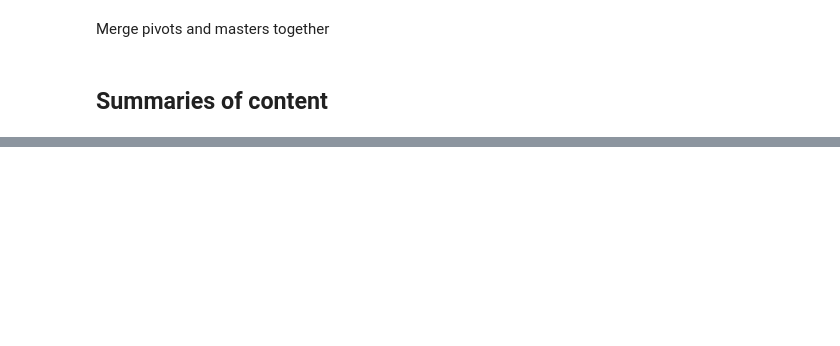
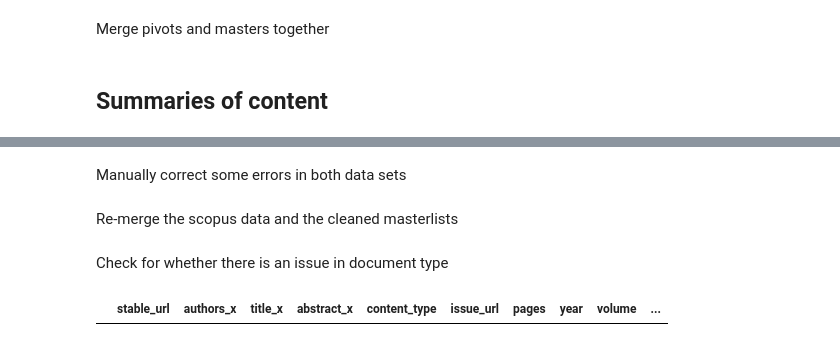
Before and after one commit to sjwu1235/Thesis, a Jupyter notebook: JPE cleaning.ipynb, the cells around one changed output, grey strips where cells are left out. Drawn from its saved outputs; the diff is of its cells as text; code cells hidden in the pictures; blank space fills up the shorter version.

```diff
--- a/JPE cleaning.ipynb
+++ b/JPE cleaning.ipynb
@@ -206,0 +135,5 @@ result.to_excel(saveas, index=False)
+# %%
+cleaned=pd.read_excel('C:\\Users\\sjwu1\\Journal_Data\\datadumps\\processed\\JPE_processed.xlsx')
+cleaned['volume']=cleaned['volume'].astype(str)
+scopus['pages']=scopus['pages'].str.strip()
+#print(scopus.shape)
@@ -206,0 +149,3 @@ result.to_excel(saveas, index=False)
+# %%
+Merged=pd.merge(cleaned, scopus, on=['year', 'issue','volume','pages'], how='left')
+pd.set_option('display.max_columns', None)
@@ -206,0 +203,18 @@ result.to_excel(saveas, index=False)
+# %% [markdown]
+Manually correct some errors in both data sets
+# %%
+cleaned.at[20, 'pages']=float('nan')
+cleaned.at[30, 'pages']=float('nan')
+cleaned.at[39, 'pages']=float('nan')
+cleaned.at[48, 'pages']=float('nan')
+scopus.at[633, 'title']='Erratum: The accident externality from driving'
+# %% [markdown]
+Re-merge the scopus data and the cleaned masterlists
+# %%
+Merged=pd.merge(cleaned, scopus, on=['year', 'issue','volume','pages'], how='left')
+# %% [markdown]
+Check for whether there is an issue in document type
+# %%
+pd.DataFrame(Merged[Merged['document type'].str.len()>100])
+# %% [output]
+|  | stable_url | authors_x | title_x | abstract_x | content_type | issue_url | pages | year | volume | ... |
```
Also changed, not shown: parts of 70 cells of this notebook.
